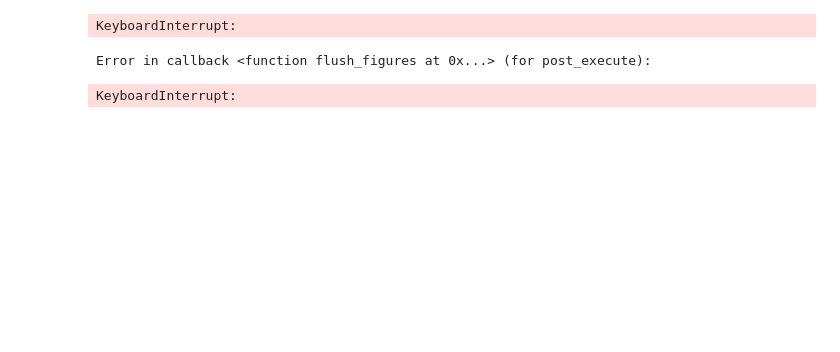
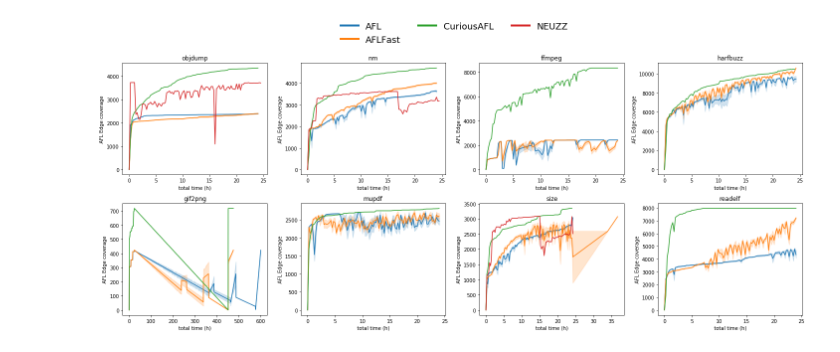
Before and after one commit to ackdav/CuriousAFL, a Jupyter notebook: Notebooks/Evaluation_RawCoverage.ipynb, the cells around one changed output. Drawn from its saved outputs; the diff is of its cells as text; code cells hidden in the pictures; blank space fills up the shorter version.

Commit message:
changed edge coverage notebook temporarily

```diff
--- a/Notebooks/Evaluation_RawCoverage.ipynb
+++ b/Notebooks/Evaluation_RawCoverage.ipynb
@@ -67,13 +38,0 @@ def df_coverage_resample(df, event, field='total_coverage_own_finds', rename_fie
-# %%
-results = {
-    'objdump': pd.DataFrame(),
-    'nm': pd.DataFrame(),
-    'ffmpeg': pd.DataFrame(),
-    'mupdf': pd.DataFrame(),
-    'harfbuzz': pd.DataFrame(),
-    'gif2png': pd.DataFrame(),
-    'size': pd.DataFrame(),
-    'readelf': pd.DataFrame()
-}
-empty_seed = False
-resultspath = '../results/raw_coverage/'
@@ -152,7 +215,7 @@ ax7 = fig.add_subplot(247)
 ax8 = fig.add_subplot(248)
 
 
-ax1 = sns.lineplot(x="delta_time", y="cur_path", hue='event', ci=60, ax=ax1, legend=False, data=results['objdump'])
+ax1 = sns.lineplot(x="delta_time", y="cur_path", hue='event', ci=60, ax=ax1, data=results['objdump'])
 ax1.set(xlabel='total time (h)', ylabel='AFL Edge coverage')
 #ax1.legend()
 ax1.title.set_text('objdump')
@@ -185,36 +248,34 @@ ax6.title.set_text('mupdf')
 
 ax7 = sns.lineplot(x="delta_time", y="cur_path", hue='event', ci=60, ax=ax7,legend=False, data=results['size'])
 ax7.set(xlabel='total time (h)', ylabel='AFL Edge coverage')
 #ax7.legend()
 ax7.title.set_text('size')
 
-ax8 = sns.lineplot(x="delta_time", y="cur_path", hue='event', ci=60, ax=ax8, data=results['readelf'])
+ax8 = sns.lineplot(x="delta_time", y="cur_path", hue='event', ci=60, ax=ax8, legend=False, data=results['readelf'])
 ax8.set(xlabel='total time (h)', ylabel='AFL Edge coverage')
 #ax8.legend()
 ax8.title.set_text('readelf')
 
-handles, labels = ax8.get_legend_handles_labels()
+handles, labels = ax1.get_legend_handles_labels()
 #fig.legend(handles, labels, loc='lower center')
 #plt.ylabel("afl path coverage")
 leg = fig.legend(handles[1:], labels[1:], bbox_to_anchor=(0.5,1.0), loc="lower center",
                  borderaxespad=0, ncol=3, fontsize=18, framealpha=0)
 
 # set the linewidth of each legend object
 for legobj in leg.legendHandles:
     legobj.set_linewidth(4.0)
 
-ax8.get_legend().remove()
+ax1.get_legend().remove()
 #if empty_seed:
 #    fig.suptitle('Path coverage with Empty Seed')
 #else:
 #    fig.suptitle('Path coverage with Premade Seed')
 
 fig.tight_layout() #rrect=[0,0,1,1]
 
 #fig.subplots_adjust(top=0.88)
 plt.savefig('./graphs/24h_rawcoverage_'+ seed + '.png', dpi = 200, bbox_inches="tight")
 #ax2.figtext(0.5, 0.01, "AFL vs CuriousAFL p=" + str(p), wrap=True, horizontalalignment='center', fontsize=12)
 # %% [output]
-KeyboardInterrupt:
-Error in callback <function flush_figures at 0x...> (for post_execute):
-KeyboardInterrupt:
+[figure, added]
```
Also changed, not shown: parts of 9 cells of this notebook, 2 other files.
